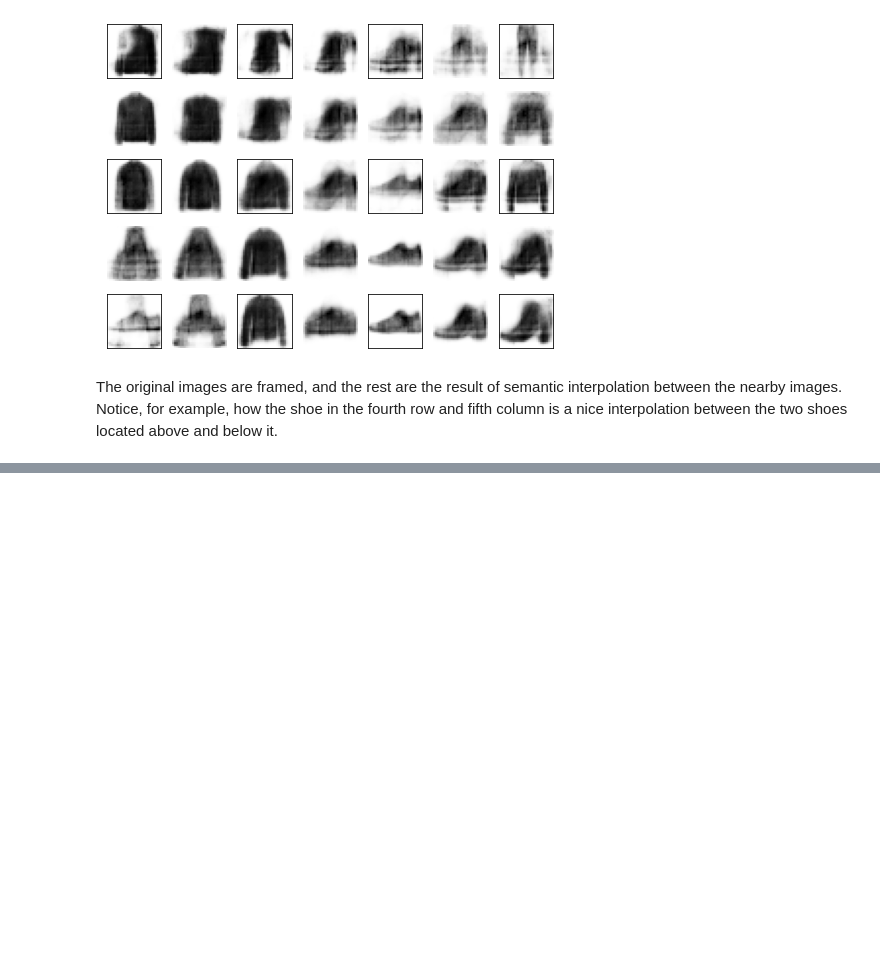
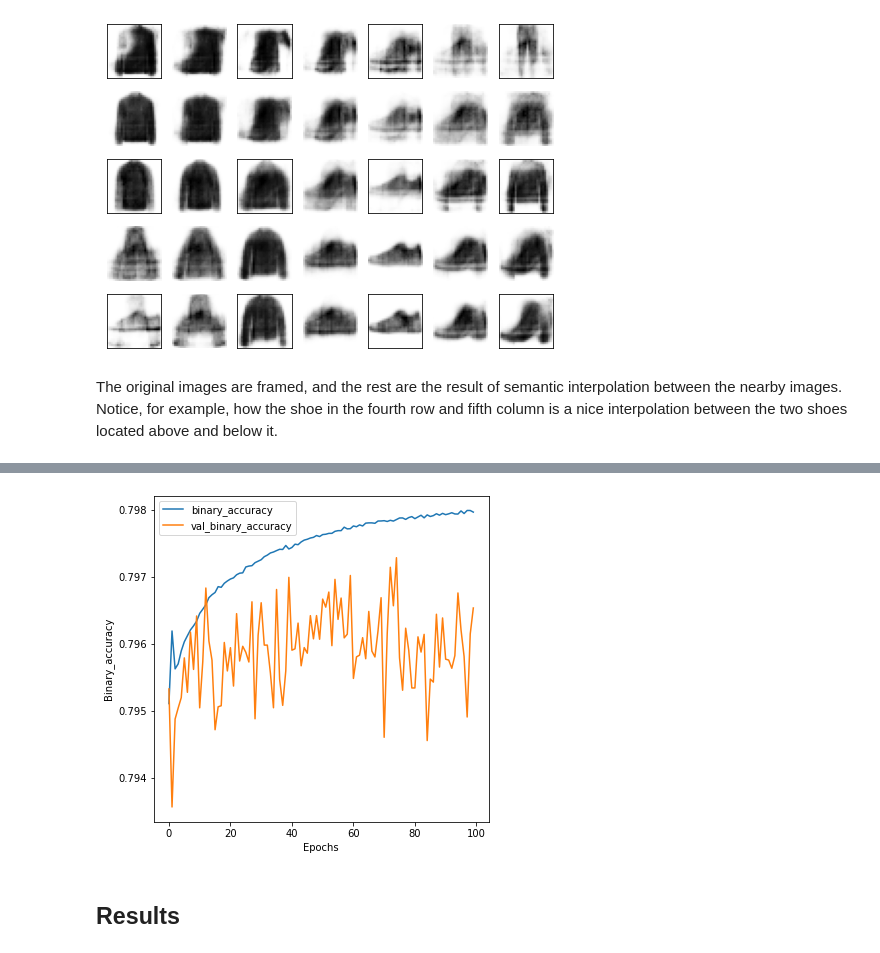
Before and after one commit to nv-hiep/Autoencoders, a Jupyter notebook: Autoencoders_all.ipynb, the cells around one changed output, grey strips where cells are left out. Drawn from its saved outputs; the diff is of its cells as text; code cells hidden in the pictures; blank space fills up the shorter version.

```diff
--- a/Autoencoders_all.ipynb
+++ b/Autoencoders_all.ipynb
@@ -1113,0 +1331,14 @@ The original images are framed, and the rest are the result of semantic interpol
+# %%
+plt.figure(figsize=(6,6))
+plt.plot(history.history['binary_accuracy'], label='binary_accuracy')
+plt.plot(history.history['val_binary_accuracy'], label='val_binary_accuracy')
+
+plt.xlabel('Epochs')
+plt.ylabel('Binary_accuracy')
+
+plt.legend()
+plt.show()
+# %% [output]
+[figure, added]
+# %% [markdown]
+## Results
```
Also changed, not shown: parts of 42 cells of this notebook.
